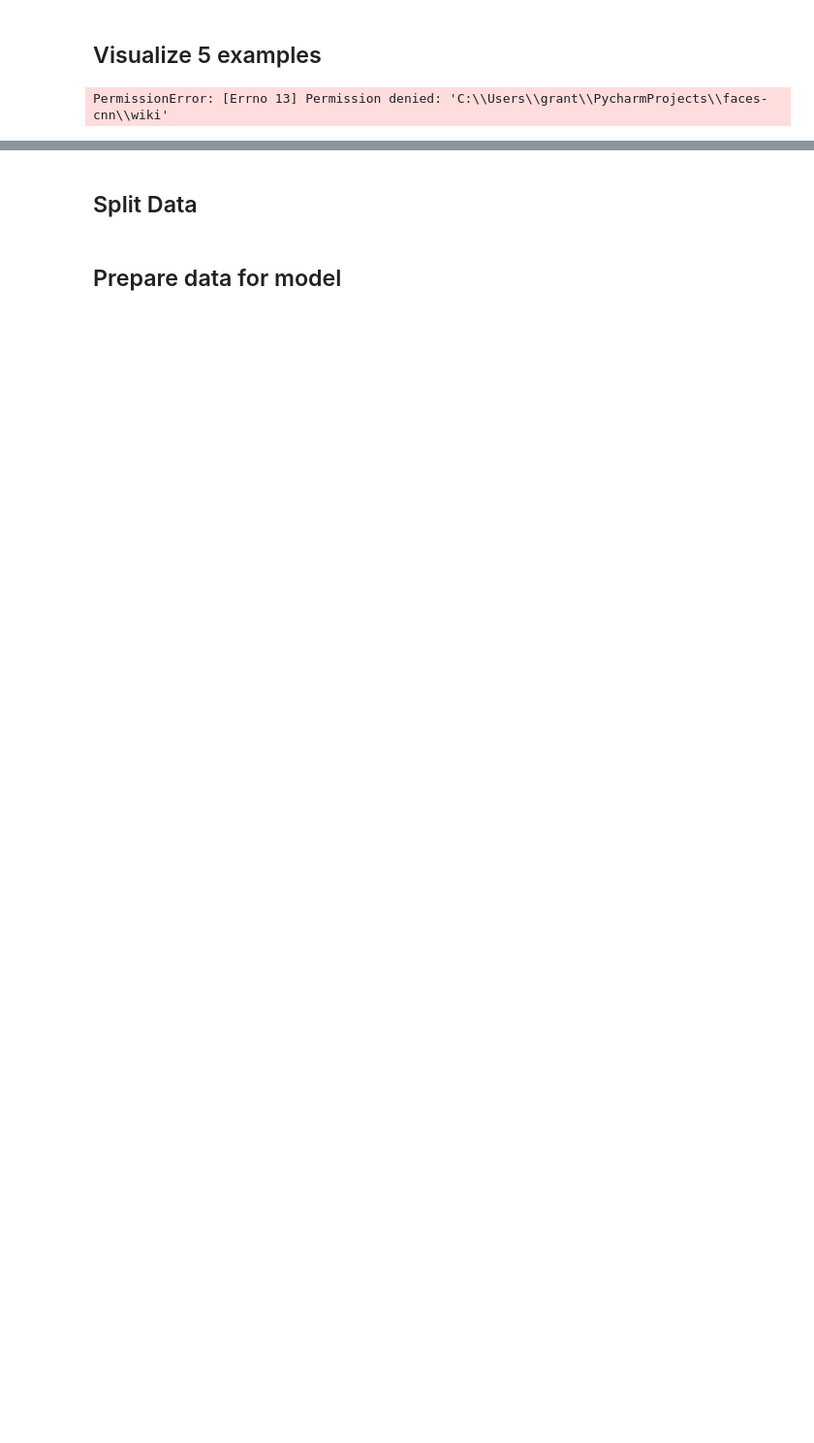
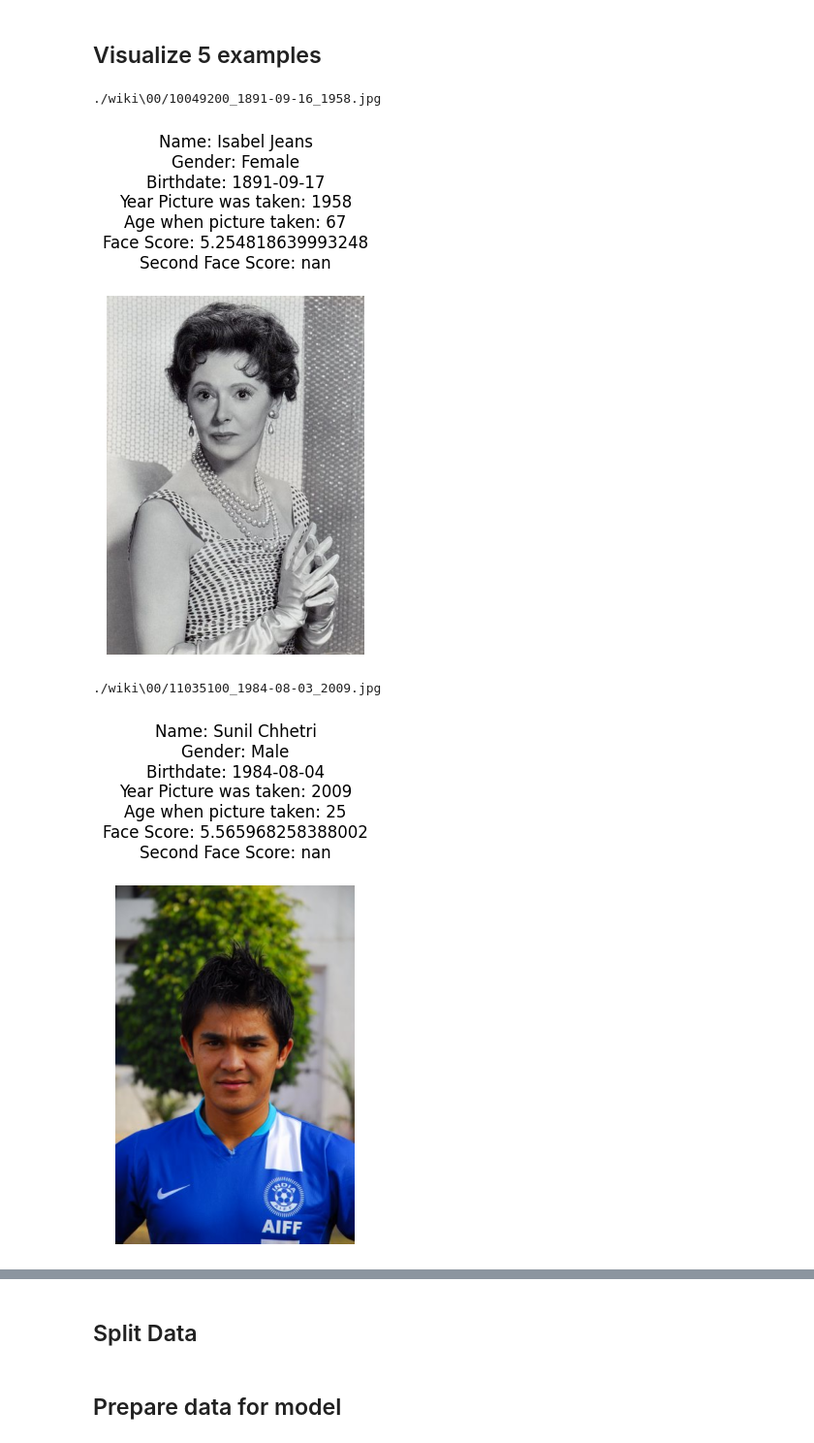
Before and after one commit to gabrielrosendo/faces-cnn, a Jupyter notebook: faces_CNN.ipynb, the cells around one changed output, grey strips where cells are left out. Shown at 97% size. Cells and saved outputs as stored; diff of their text form; code cells hidden in the pictures; blank space fills up the shorter version.

Commit message:
Refined the data a little more, there is still some error in the processing of the cleaned up data

```diff
--- a/faces_CNN.ipynb
+++ b/faces_CNN.ipynb
@@ -105,10 +107,12 @@ new_ages = []
 for i in range(len(all_image_paths)):
     full_image_path = os.path.join(data_dir, all_image_paths[i][0])
     try:
-        image = Image.open(full_image_path)
-        if(len(names[i]) > 0):
-            new_image_paths.append(full_image_path)
-            print("Name: ", names[i])
+        image = Image.open(full_image_path) # Check if the image is present, if not: break try-catch
+        if(len(names[i]) > 0 and # Check if the data has a name
+                face_scores[i] > 3.7 and # check if it is likely to be a face
+                math.isnan(second_face_scores[i]) and # check that it is likely that there is only one face
+                not math.isnan(genders[i])): # remove nan genders
+            new_image_paths.append(all_image_paths[i])
             new_names.append(names[i])
             new_genders.append(genders[i])
             new_birthdates.append(birthdates[i])
@@ -116,8 +120,7 @@ for i in range(len(all_image_paths)):
             new_face_scores.append(face_scores[i])
             new_second_face_scores.append(second_face_scores[i])
             new_ages.append(ages[i])
-        image.close()
-    except (FileNotFoundError):
+    except (FileNotFoundError): # Handel the case if the image is not found in the directory
         continue
 
 all_image_paths = np.array(new_image_paths)
@@ -163,30 +165,33 @@ ages: 599
 # %%
 
 # Function to display an image with its metadata
 def display_image_with_metadata(image_path, name, gender, dob, photo_taken, age, face_score, second_face_score):
     # Construct the full image path
     full_image_path = os.path.join(data_dir, image_path[0])
     birthdate_str = convert_dob(dob)
 
     # Open and display the image
+    print(full_image_path)
     image = Image.open(full_image_path)
-    plt.imshow(image)
     plt.imshow(image)
     title = (f"Name: {name[0]}\n"
             f"Gender: {'Male' if gender == 1 else 'Female' }\n"
              f"Birthdate: {birthdate_str}\n"
              f"Year Picture was taken: {photo_taken}\n"
              # Can be off by 1 year, since db does not have month/day picture was taken
              f"Age when picture taken: {age}\n"
              f"Face Score: {face_score}\n"
              f"Second Face Score: {second_face_score}\n"
              )
     plt.title(title)
     plt.axis('off')
     plt.show()
 
 # Display a few images with their metadata
-for i in range(10):
+for i in range(5):
     display_image_with_metadata(all_image_paths[i], names[i], genders[i], birthdates[i], photo_taken[i], ages[i], face_scores[i], second_face_scores[i])
 # %% [output]
-PermissionError: [Errno 13] Permission denied: 'C:\\Users\\grant\\PycharmProjects\\faces-cnn\\wiki'
+./wiki\00/10049200_1891-09-16_1958.jpg
+[figure, added]
+./wiki\00/11035100_1984-08-03_2009.jpg
+[figure, added]
```
Also changed, not shown: parts of 9 cells of this notebook.
